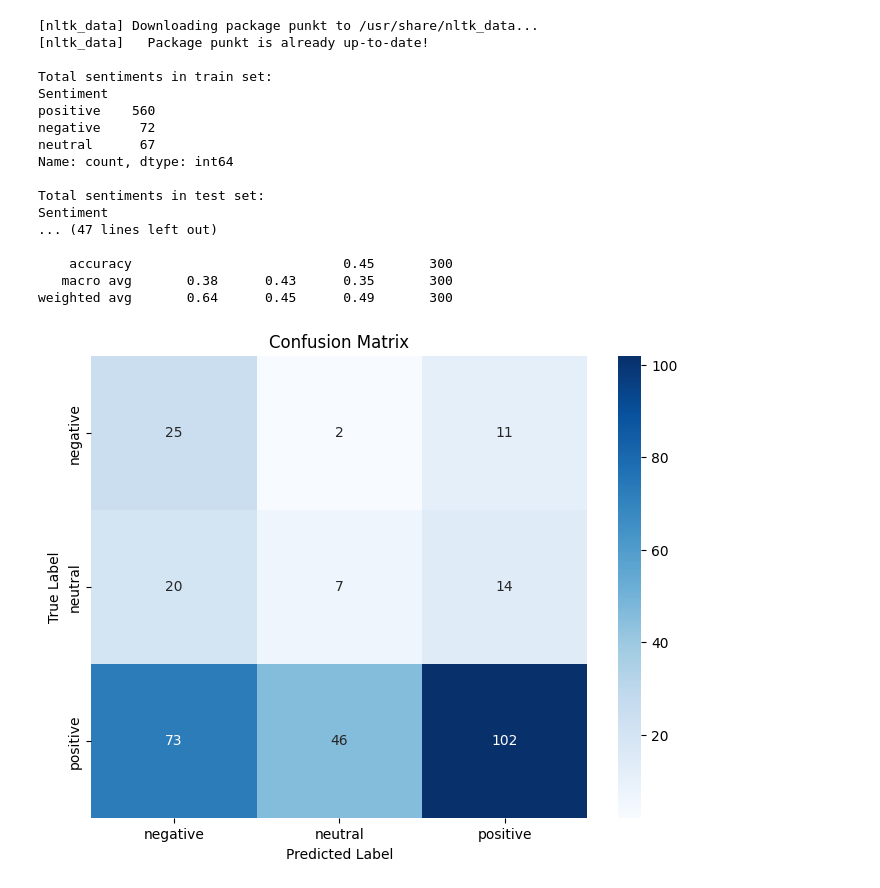
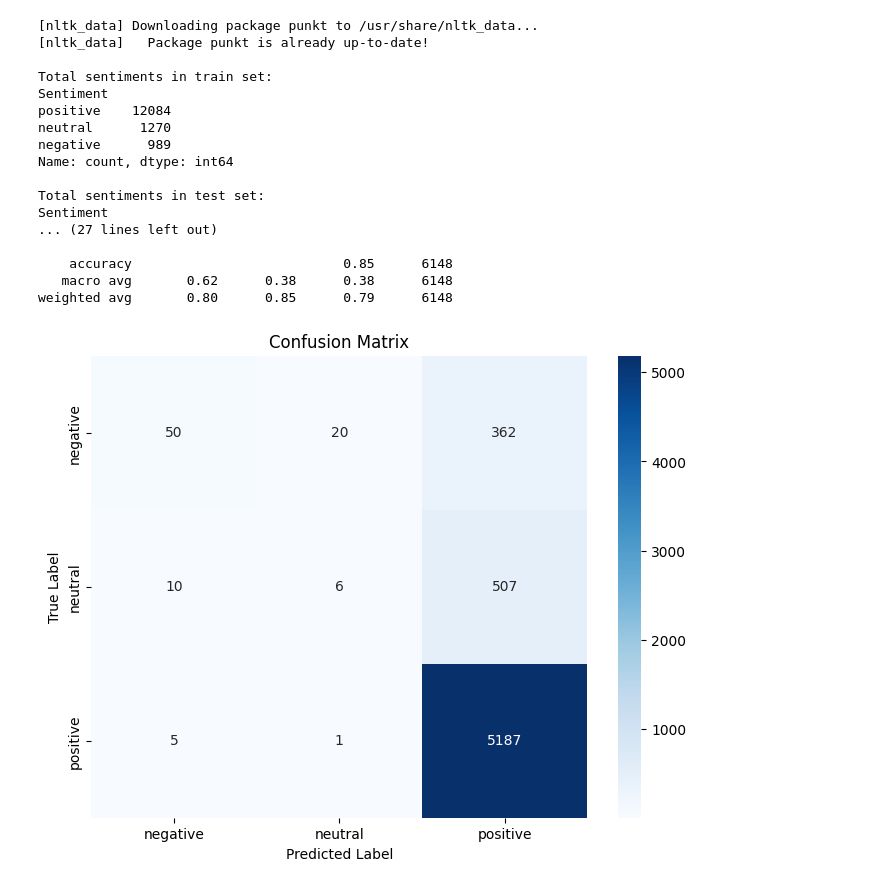
Before and after one commit to rifkiandriyanto/sentiment-analysis-hotel-review, a Jupyter notebook: tripadvisor-lstm-doc2vec.ipynb, the cells around one changed output. Saved outputs shown, nothing was run; the diff lists cells and outputs as text; code cells hidden in the pictures.

Commit message:
feat: add real data

```diff
--- a/tripadvisor-lstm-doc2vec.ipynb
+++ b/tripadvisor-lstm-doc2vec.ipynb
@@ -21,7 +21,7 @@ from time import time
 
 # Load dataset
 # data_path = '/content/drive/My Drive/experiment/trip-advisor-copy.csv'
-data_path = '/kaggle/input/tripadvisor-1000-dataset-examples/trip-advisor-copy.csv'
+data_path = '/kaggle/input/trip-advisor-hotel-reviews/tripadvisor_hotel_reviews.csv'
 data = pd.read_csv(data_path)
 
 # Preprocessing: Text Cleaning, Tokenization, and Normalization
@@ -148,9 +148,6 @@ def train_epoch(model, data_loader, loss_fn, optimizer, device, n_examples):
 
 # Main training loop with epoch print statements
 for epoch in range(EPOCHS):
-    print(f'Epoch {epoch + 1}/{EPOCHS}')
-    print('-' * 10)
-
     train_acc, train_loss = train_epoch(
         model,
         train_data_loader,
@@ -159,7 +156,6 @@ for epoch in range(EPOCHS):
         device,
         len(train_texts)
     )
-
     print(f'Epoch {epoch + 1}/{EPOCHS}, Loss: {train_loss}, Accuracy: {train_acc}')
 
 def get_predictions(model, data_loader):
@@ -185,38 +181,38 @@ y_pred, y_true = get_predictions(model, test_data_loader)
 # Confusion Matrix
 conf_matrix = confusion_matrix(y_true, y_pred)
 class_report = classification_report(y_true, y_pred, target_names=['negative', 'neutral', 'positive'])
 
 print("Confusion Matrix:")
 print(conf_matrix)
 print("\nClassification Report:")
 print(class_report)
 
 # Confusion Matrix Visualization
 def plot_confusion_matrix(cm, labels):
     plt.figure(figsize=(8, 6))
     sns.heatmap(cm, annot=True, fmt='d', cmap='Blues', xticklabels=labels, yticklabels=labels)
     plt.xlabel('Predicted Label')
     plt.ylabel('True Label')
     plt.title('Confusion Matrix')
     plt.show()
 
 plot_confusion_matrix(conf_matrix, ['negative', 'neutral', 'positive'])
 # %% [output]
 [nltk_data] Downloading package punkt to /usr/share/nltk_data...
 [nltk_data]   Package punkt is already up-to-date!
 
 Total sentiments in train set:
 Sentiment
-positive    560
-negative     72
-neutral      67
+positive    12084
+neutral      1270
+negative      989
 Name: count, dtype: int64
 
 Total sentiments in test set:
 Sentiment
-... (47 lines left out)
+... (27 lines left out)
 
-    accuracy                           0.45       300
-   macro avg       0.38      0.43      0.35       300
-weighted avg       0.64      0.45      0.49       300
+    accuracy                           0.85      6148
+   macro avg       0.62      0.38      0.38      6148
+weighted avg       0.80      0.85      0.79      6148
-[figure, old version]
+[figure, new version]
```
Also changed, not shown: 2 other files.
